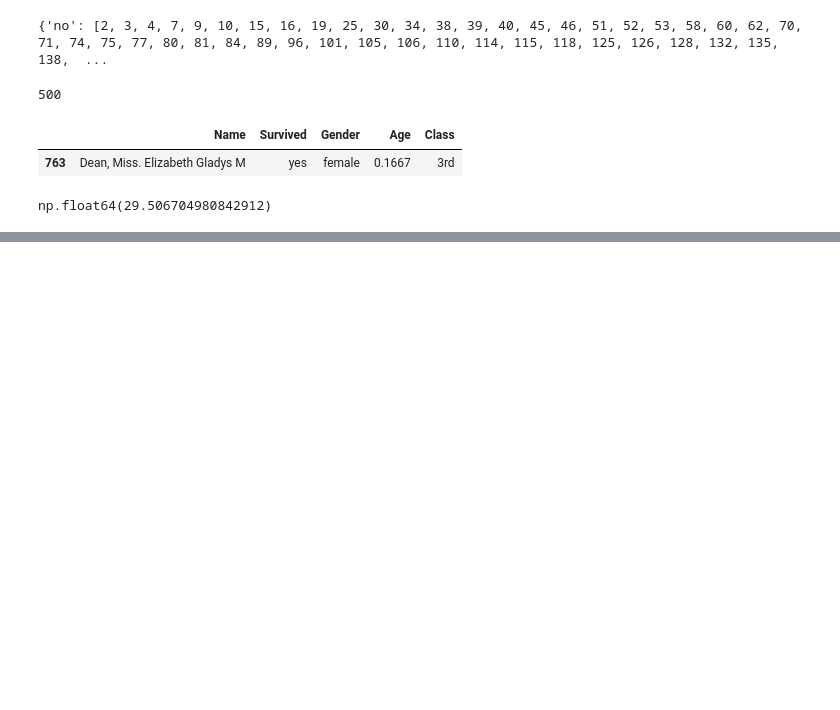
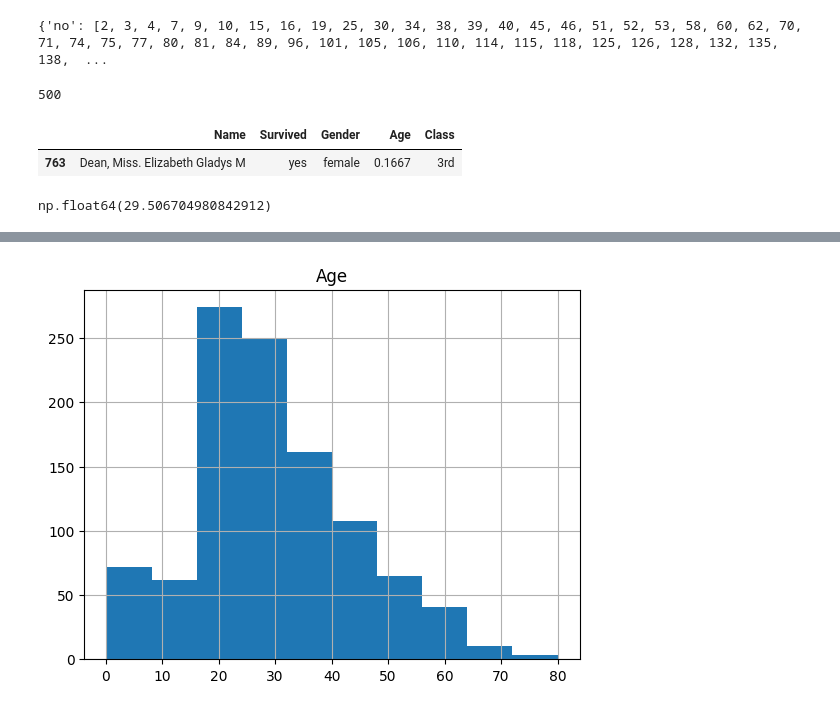
Before and after one commit to NT3RN/TitanicProjectDataScience, a Jupyter notebook: titanicProject.ipynb, the cells around one changed output, grey strips where cells are left out. Cells and saved outputs as stored; diff of their text form; code cells hidden in the pictures; blank space fills up the shorter version.

```diff
--- a/titanicProject.ipynb
+++ b/titanicProject.ipynb
@@ -137,0 +163,4 @@ np.float64(29.506704980842912)
+# %%
+histogram = dataset.hist()
+# %% [output]
+[figure, added]
```
Also changed, not shown: parts of 8 cells of this notebook, 2 other files.
